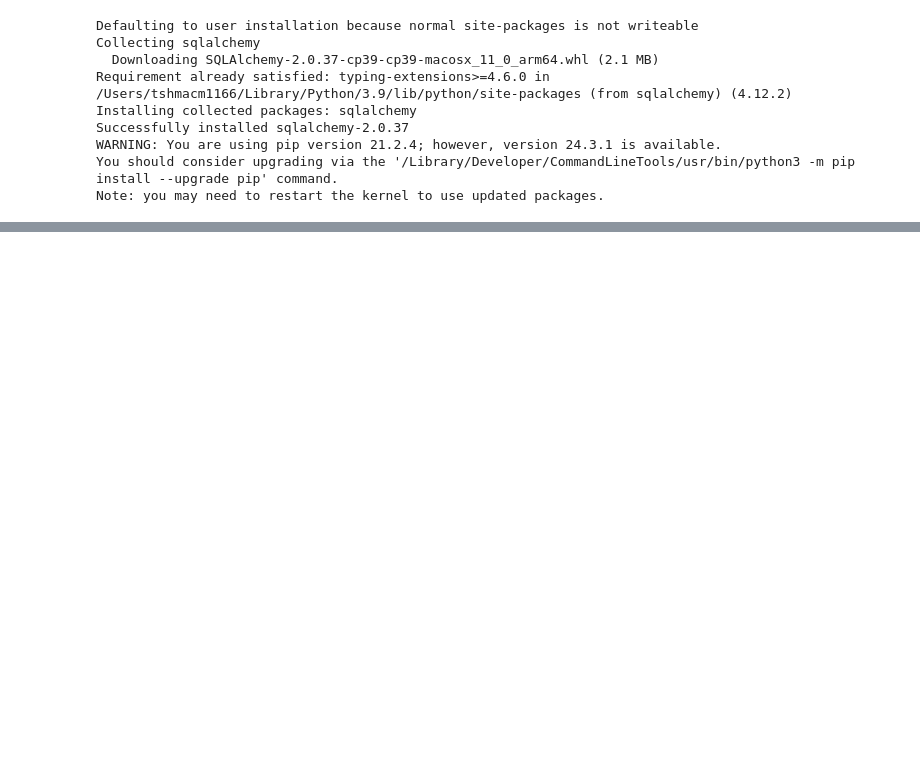
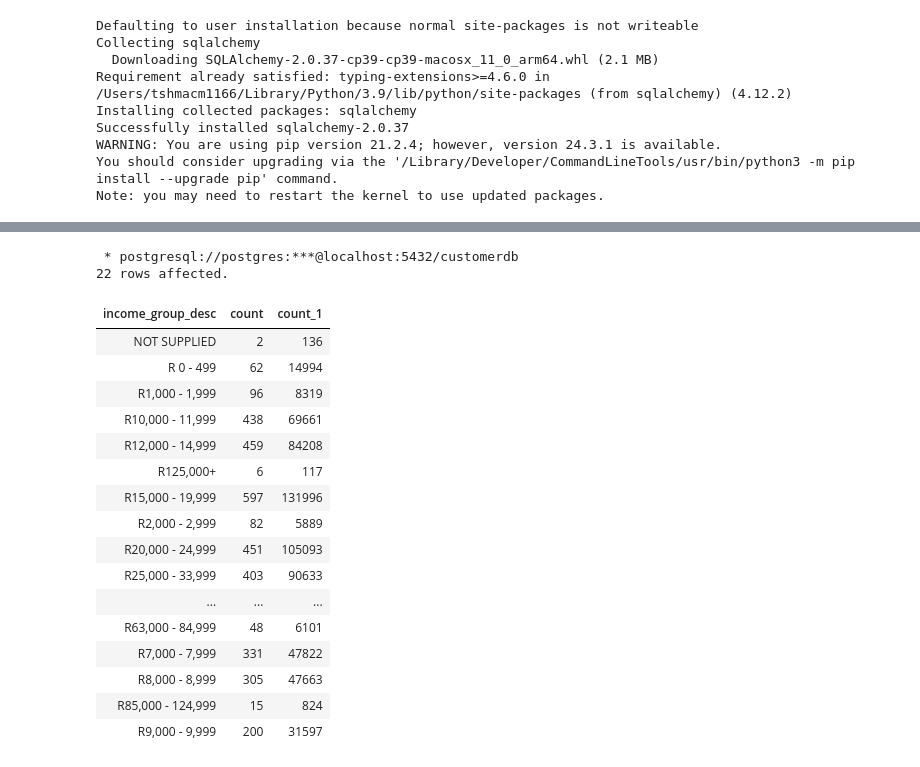
Before and after one commit to kanaka25/ABSA-Data, a Jupyter notebook: Jupyter Script.ipynb, the cells around one changed output, grey strips where cells are left out. Drawn from its saved outputs; the diff is of its cells as text; code cells hidden in the pictures; blank space fills up the shorter version.

```diff
--- a/Jupyter Script.ipynb
+++ b/Jupyter Script.ipynb
@@ -71,0 +80,29 @@ Connection info needed in SQLAlchemy format, example:
+# %%
+%%sql
+SELECT i.income_group_desc, count (distinct(c.customer_identifier)), count(t.customer_identifier)
+FROM customers c
+JOIN income_group as i
+ON i.income_group_code = c.income_group_code
+JOIN transactions t
+ON c.customer_identifier = t.customer_identifier
+GROUP BY i.income_group_code, i.income_group_desc
+# %% [output]
+ * postgresql://postgres:***@localhost:5432/customerdb
+22 rows affected.
+| income_group_desc | count | count_1 |
+| NOT SUPPLIED | 2 | 136 |
+| R 0 - 499 | 62 | 14994 |
+| R1,000 - 1,999 | 96 | 8319 |
+| R10,000 - 11,999 | 438 | 69661 |
+| R12,000 - 14,999 | 459 | 84208 |
+| R125,000+ | 6 | 117 |
+| R15,000 - 19,999 | 597 | 131996 |
+| R2,000 - 2,999 | 82 | 5889 |
+| R20,000 - 24,999 | 451 | 105093 |
+| R25,000 - 33,999 | 403 | 90633 |
+| ... | ... | ... |
+| R63,000 - 84,999 | 48 | 6101 |
+| R7,000 - 7,999 | 331 | 47822 |
+| R8,000 - 8,999 | 305 | 47663 |
+| R85,000 - 124,999 | 15 | 824 |
+| R9,000 - 9,999 | 200 | 31597 |
```
Also changed, not shown: parts of 7 cells of this notebook.
